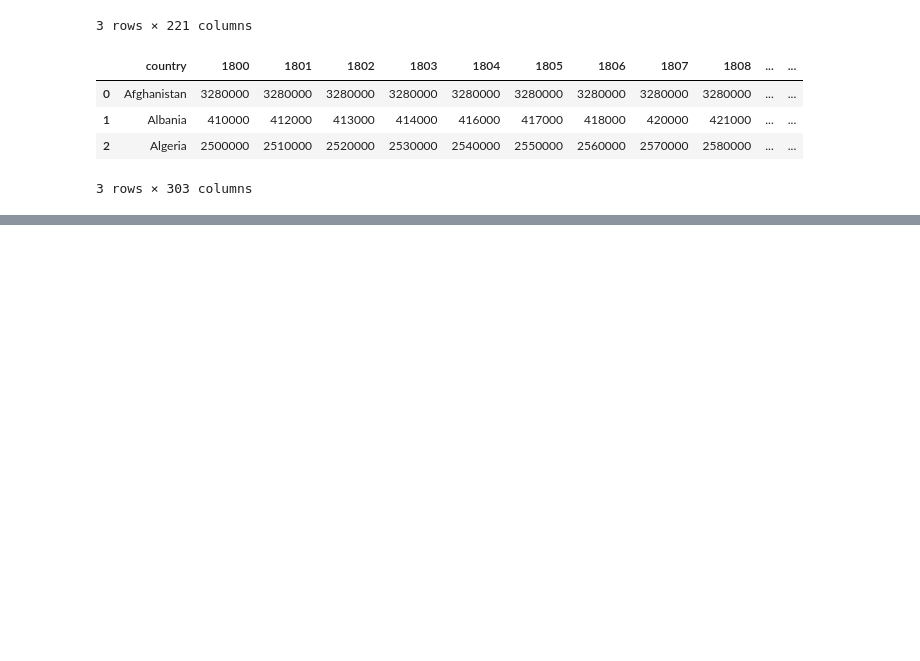
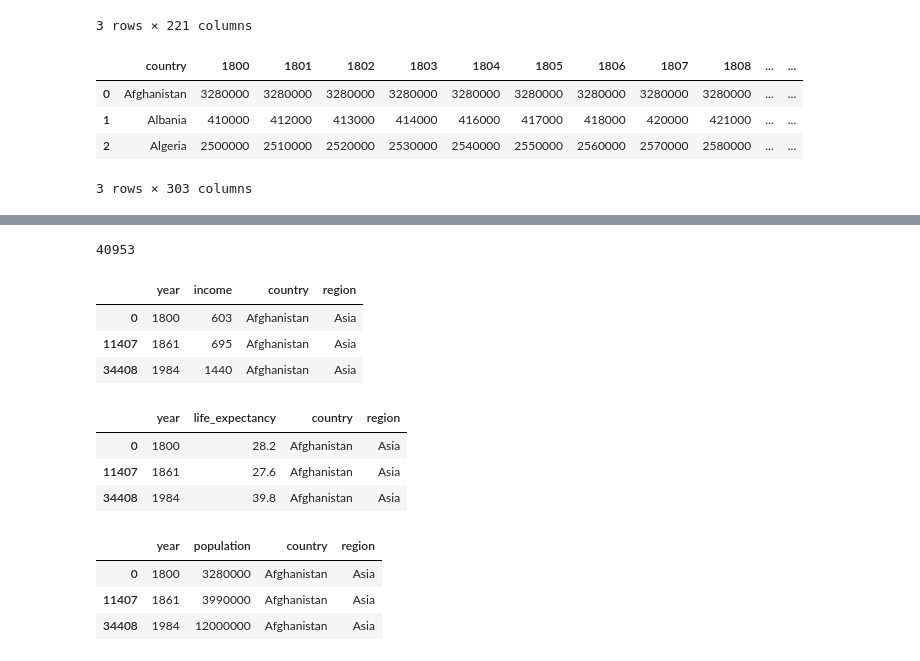
Before and after one commit to jasonzelaya/Gapminder, a Jupyter notebook: assets/data/data_transformation.ipynb, the cells around one changed output, grey strips where cells are left out. Saved outputs shown, nothing was run; the diff lists cells and outputs as text; code cells hidden in the pictures; blank space fills up the shorter version.

```diff
--- a/assets/data/data_transformation.ipynb
+++ b/assets/data/data_transformation.ipynb
@@ -289,0 +427,29 @@ pop_sorted_matches.to_csv("pop_matches.csv", sep=",", index=False)
+# %%
+# Confirm row count matches if NaN values are taken into account
+# NaNs will be removed once the datasets are aggregated
+40437 + 516
+# %% [output]
+40953
+# %%
+# Sort dataframes by 'country' columns
+income_sort = income_drop.sort_values(by=['country'])
+lex_sort = lex_drop.sort_values(by=['country'])
+pop_sort = pop_drop.sort_values(by=['country'])
+
+# Preview dataframes
+display(income_sort.head(3))
+display(lex_sort.head(3))
+display(pop_sort.head(3))
+# %% [output]
+|  | year | income | country | region |
+| 0 | 1800 | 603 | Afghanistan | Asia |
+| 11407 | 1861 | 695 | Afghanistan | Asia |
+| 34408 | 1984 | 1440 | Afghanistan | Asia |
+|  | year | life_expectancy | country | region |
+| 0 | 1800 | 28.2 | Afghanistan | Asia |
+| 11407 | 1861 | 27.6 | Afghanistan | Asia |
+| 34408 | 1984 | 39.8 | Afghanistan | Asia |
+|  | year | population | country | region |
+| 0 | 1800 | 3280000 | Afghanistan | Asia |
+| 11407 | 1861 | 3990000 | Afghanistan | Asia |
+| 34408 | 1984 | 12000000 | Afghanistan | Asia |
```
Also changed, not shown: parts of 19 cells of this notebook, 7 other files.
